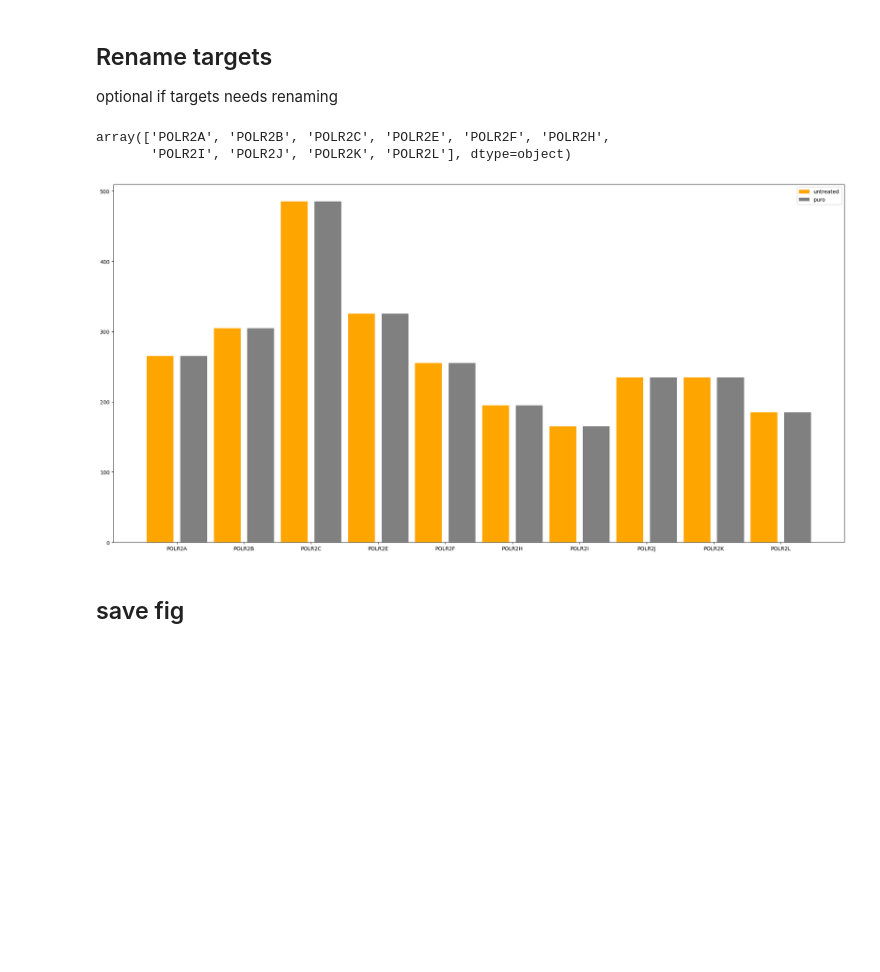
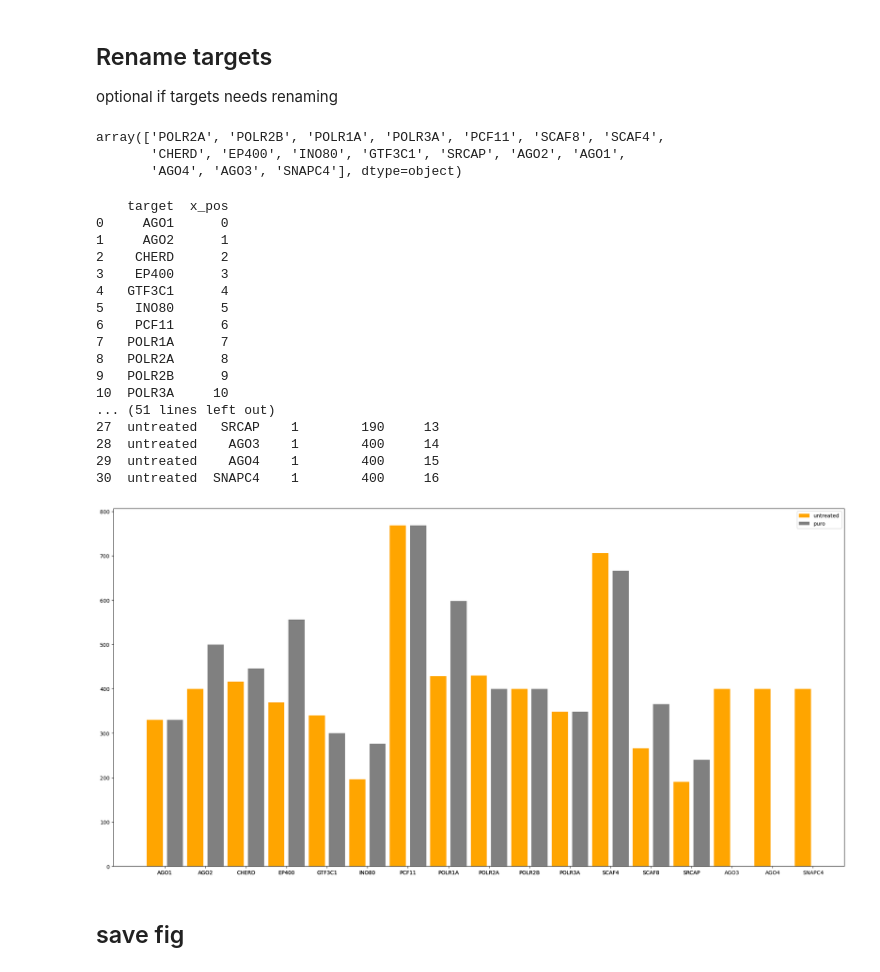
Before and after one commit to 2Echoes/Sequential_Fish, a Jupyter notebook: analysis/Custom_graph.ipynb, the cells around one changed output. Drawn from its saved outputs; the diff is of its cells as text; code cells hidden in the pictures; blank space fills up the shorter version.

```diff
--- a/analysis/Custom_graph.ipynb
+++ b/analysis/Custom_graph.ipynb
@@ -339,6 +338,6 @@ Run_3 = "/mnt/ssd/SSD_floricslimani/Fish_seq/Davide/2024-10-09 - SeqFISH_Run10 -
 # %%
 Cell_data = pd.DataFrame()
-for path, treatment in zip([Run_1, Run_2, Run_3], ["untreated", "untreated", "puro"]) :
+for path, treatment in zip([Run_1, Run_2], ["untreated","puro"]) :
 
     Acquisition = pd.read_feather(path + "/result_tables/Acquisition.feather")
     Detection = pd.read_feather(path + "/result_tables/Detection.feather")
@@ -442,8 +446,8 @@ import os
 from Sequential_Fish.analysis.distributions import merge_data, safe_merge_no_duplicates
 from Sequential_Fish.analysis.post_processing import RNA_filtering
 # %%
-Run_1 = "/mnt/ssd/SSD_floricslimani/Fish_seq/Davide/2024-09-03 - SeqFISH_Run8 - HeLa_POLR2" # no puro
-Run_2 = "/mnt/ssd/SSD_floricslimani/Fish_seq/Davide/2024-10-09 - SeqFISH_Run10 - HeLa-Puro_POLR2"  # puro
+Run_1 = "/mnt/ssd/SSD_floricslimani/Fish_seq/Davide/2024-08-07 - SeqFISH_Run6 - HeLa_R2TP1-2/"  # no puro
+Run_2 = "/mnt/ssd/SSD_floricslimani/Fish_seq/Davide/2024-08-12 - SeqFISH - HeLa - Puro - R2TP1-2_Run7/" # puro
 # %%
 Detection_data = pd.DataFrame()
 for path, treatment in zip([Run_1, Run_2], ["untreated", "puro"]) :
@@ -471,6 +475,7 @@ for path, treatment in zip([Run_1, Run_2], ["untreated", "puro"]) :
     ],axis=0)
 # %%
 Detection_data = Detection_data.loc[~Detection_data['target'].str.contains('Washout')]
+Detection_data = Detection_data.loc[~(Detection_data['target'].isin(['POLR2A_16', 'empty1', 'empty2']))]
 Detection_data = RNA_filtering(Detection_data)
 Detection_data
 # %% [output]
@@ -493,53 +498,86 @@ Detection_data
 optional if targets needs renaming
 # %%
 rule = {
-    'POLR2A_0' : 'POLR2A'
+    'POLR2A₀' : 'POLR2A',
 }
 
 Detection_data['target'] = Detection_data['target'].replace(rule)
 Detection_data['target'].unique()
 # %% [output]
-array(['POLR2A', 'POLR2B', 'POLR2C', 'POLR2E', 'POLR2F', 'POLR2H',
-       'POLR2I', 'POLR2J', 'POLR2K', 'POLR2L'], dtype=object)
+array(['POLR2A', 'POLR2B', 'POLR1A', 'POLR3A', 'PCF11', 'SCAF8', 'SCAF4',
+       'CHERD', 'EP400', 'INO80', 'GTF3C1', 'SRCAP', 'AGO2', 'AGO1',
+       'AGO4', 'AGO3', 'SNAPC4'], dtype=object)
 # %%
 import matplotlib.pyplot as plt
 import numpy as np
 
 grouped_data = Detection_data.groupby(['treatment', 'target'])['threshold'].apply(pd.unique).apply(list).agg([len,list.pop])
 grouped_data = grouped_data.rename(columns={'pop' : 'threshold'})
 grouped_data = grouped_data.reset_index(drop=False)
 assert (grouped_data['len'] == 1).all() #assert threshold is unique for (treatment,target)
 
-threshold_fig = plt.figure(figsize=(20,10), frameon=False)
+threshold_fig = plt.figure(figsize=(20,10), frameon=True)
 ax = threshold_fig.gca()
 
+
+
+positions = pd.DataFrame({
+    'target' : grouped_data['target'].unique(),
+    'x_pos' : np.arange(len(grouped_data['target'].unique()))
+})
+
+check_len = len(grouped_data)
+grouped_data = grouped_data.merge(positions, on='target')
 unt_index = grouped_data[grouped_data['treatment'] == "untreated"].index
 puro_index = grouped_data[grouped_data['treatment'] == "puro"].index
+assert len(grouped_data) == check_len
 
-positons = np.arange(len(unt_index))
+print(positions)
+# print("here \n",grouped_data[grouped_data['treatment'] == "puro"])
+print("here \n",grouped_data.loc[puro_index])
+print("here \n",grouped_data)
 
 ax.bar(
-    x=positons - 0.25,
+    x=grouped_data.loc[unt_index]['x_pos'] - 0.25,
     height=grouped_data.loc[unt_index]['threshold'],
     color = 'orange',
     width= 0.4,
     label = 'untreated'
 )
+
+positons = np.arange(len(puro_index))
 ax.bar(
-    x=positons + 0.25,
+    x=grouped_data.loc[puro_index]['x_pos'] + 0.25,
     height=grouped_data.loc[puro_index]['threshold'],
     color = 'gray',
     width= 0.4,
     label= 'puro'
 )
 
-ax.set_xticks(positons , grouped_data.loc[unt_index]['target'])
+ax.set_xticks(grouped_data['x_pos'] , grouped_data['target'])
 ax.legend()
 
 plt.tight_layout()
 plt.show()
 # %% [output]
+    target  x_pos
+0     AGO1      0
+1     AGO2      1
+2    CHERD      2
+3    EP400      3
+4   GTF3C1      4
+5    INO80      5
+6    PCF11      6
+7   POLR1A      7
+8   POLR2A      8
+9   POLR2B      9
+10  POLR3A     10
+... (51 lines left out)
+27  untreated   SRCAP    1        190     13
+28  untreated    AGO3    1        400     14
+29  untreated    AGO4    1        400     15
+30  untreated  SNAPC4    1        400     16
-[figure, old version]
+[figure, new version]
 # %% [markdown]
 ## save fig
 # %%
```
Also changed, not shown: parts of 32 cells of this notebook, 4 other files.
